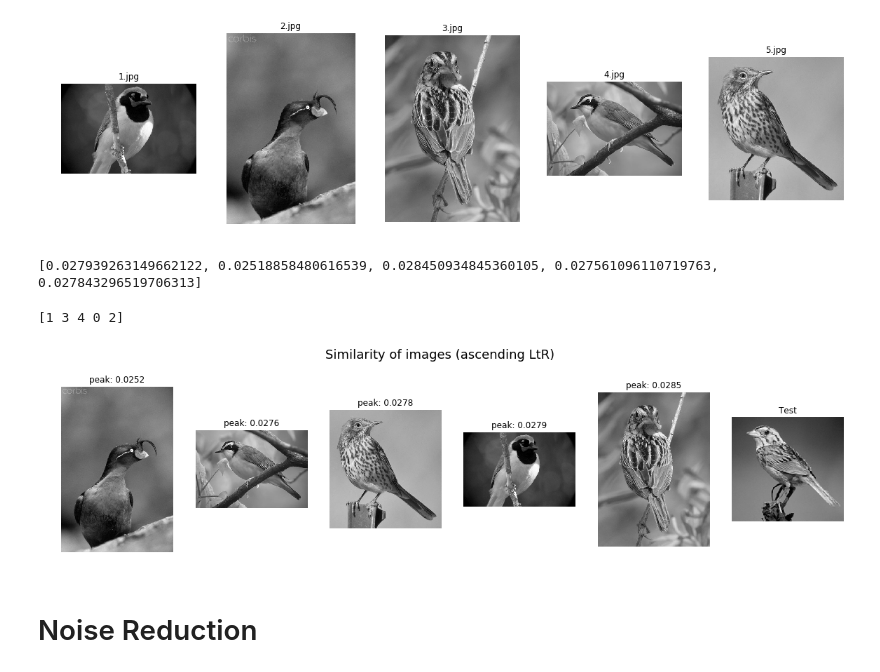
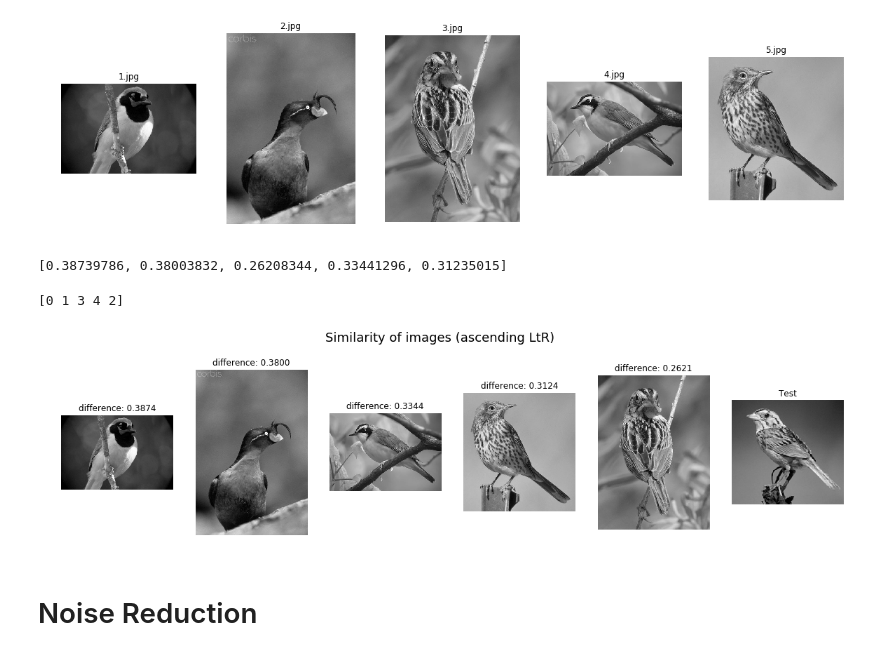
Before and after one commit to Af4rinz/CV-Codelets, a Jupyter notebook: 6-Wavelet.ipynb, the cells around one changed output. Drawn from its saved outputs; the diff is of its cells as text; code cells hidden in the pictures.

```diff
--- a/6-Wavelet.ipynb
+++ b/6-Wavelet.ipynb
@@ -343,11 +343,3 @@ plt.show()
 (450, 424, 3)
 <class 'numpy.ndarray'>
 [figure]
-# %%
-import cv2
-peaks = []
-for i, img in enumerate(images):
-    # resize img to match at least the size of test
-    temp = cv2.resize(img, (test.shape[1], test.shape[0]))
-    phase_correlations.append(phase_correlation(temp, test))
-    peaks.append(phase_correlations[i].max())
@@ -354,26 +398,30 @@ for i, img in enumerate(images):
+# %%
+diffs = []
+for img in images:
+    diffs.append(get_diff(test, img))
 # %%
-print(peaks)
+print(diffs)
 # %% [output]
-[0.027939263149662122, 0.02518858480616539, 0.028450934845360105, 0.027561096110719763, 0.027843296519706313]
+[0.38739786, 0.38003832, 0.26208344, 0.33441296, 0.31235015]
-# %%
-arrlinds = np.argsort(peaks)
-print(arrlinds)
-# %% [output]
-[1 3 4 0 2]
+# %%
+# sort keys by differences in descending order
+arrlinds = np.argsort(diffs)[::-1]
+print(arrlinds)
+# %% [output]
+[0 1 3 4 2]
 # %%
-
 fig, axs = plt.subplots(1, 6, figsize=[20, 5])
 fig.suptitle('Similarity of images (ascending LtR)', fontsize=18)
 for i, n in enumerate(arrlinds):
     axs[i].imshow(images[n])
     axs[i].set_axis_off()
-    axs[i].set_title(f'peak: {peaks[n]:.4f}')
+    axs[i].set_title(f'difference: {diffs[n]:.4f}')
 axs[5].imshow(test)
 axs[5].set_axis_off()
 axs[5].set_title('Test')
 plt.show()
 # %% [output]
-[figure, old version]
+[figure, new version]
 # %% [markdown]
 # Noise Reduction
 # %%
```
Also changed, not shown: parts of 1 cell of this notebook.
